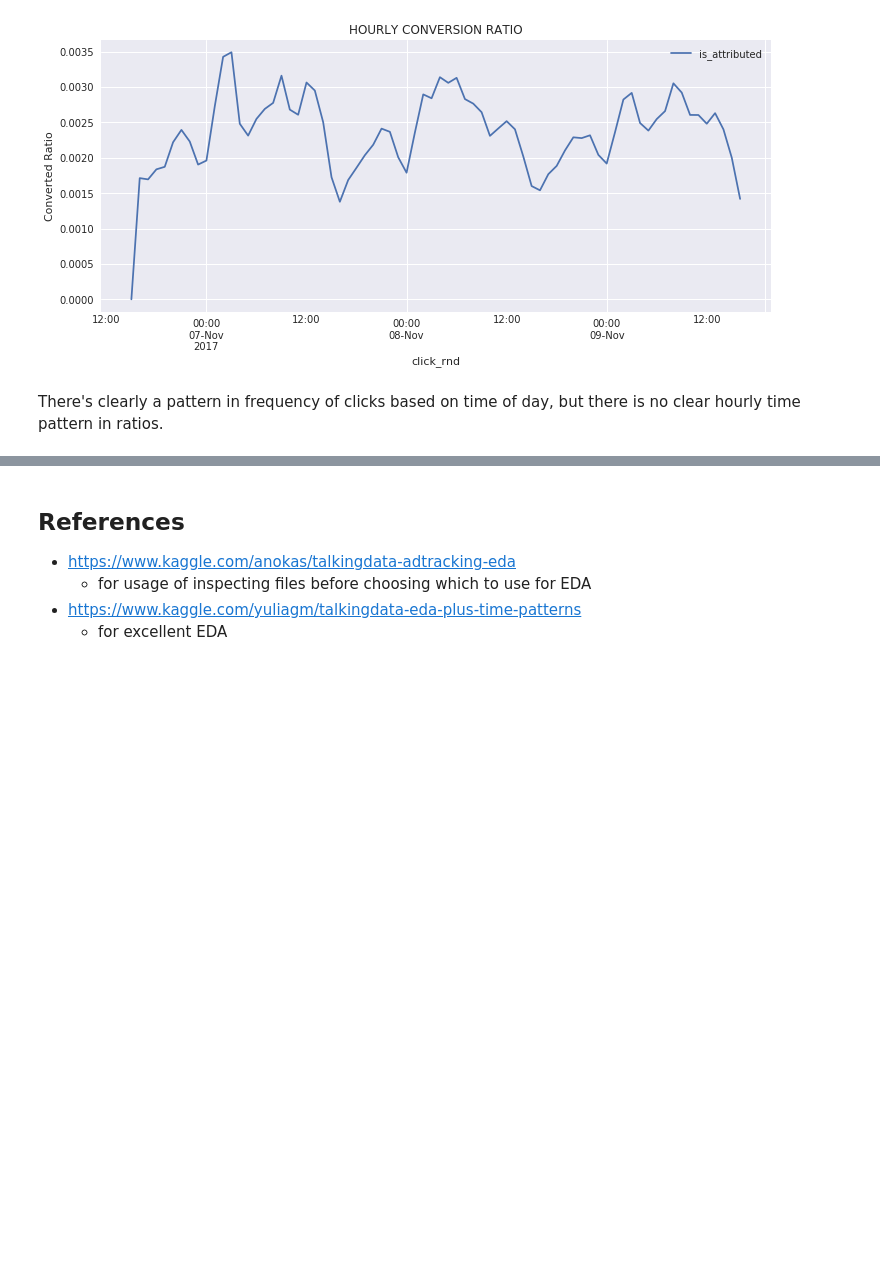
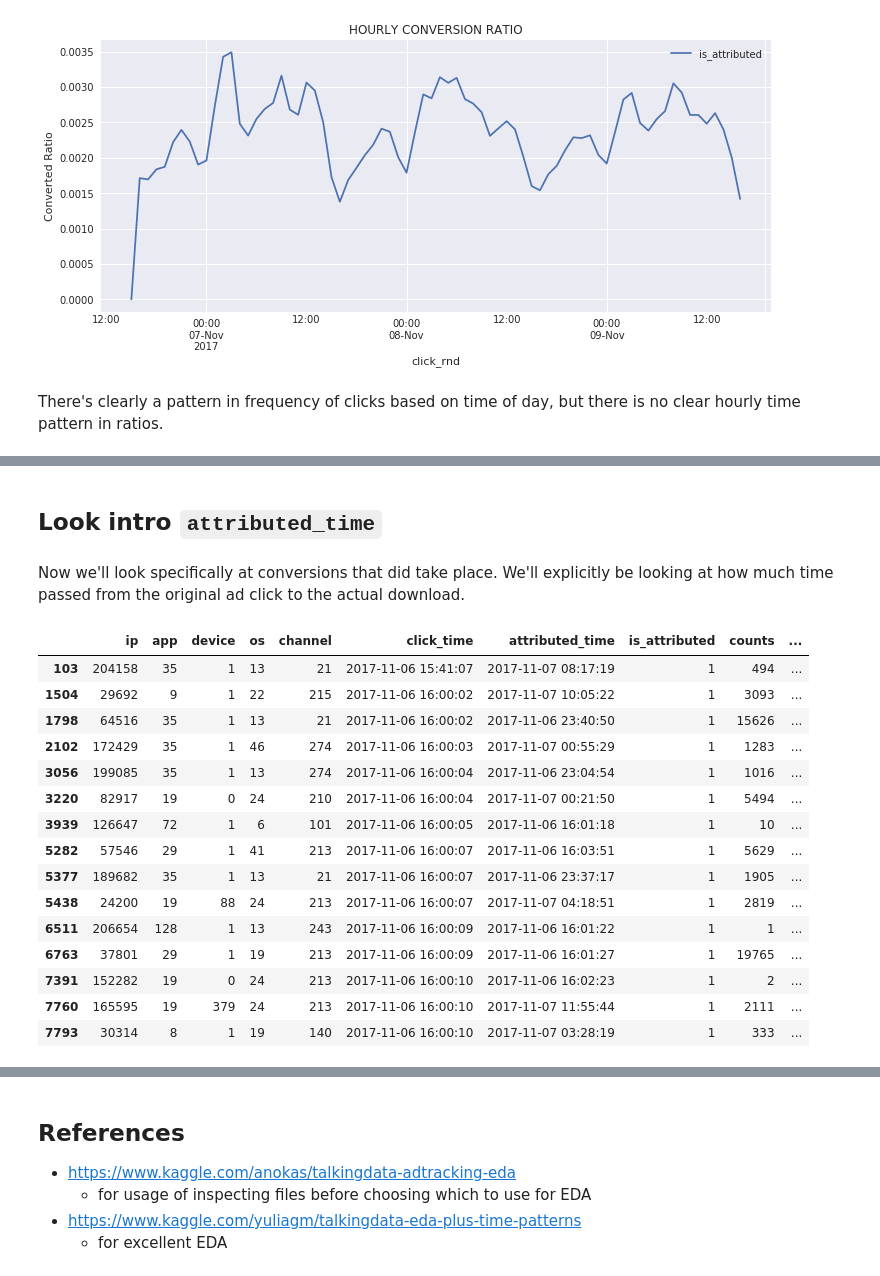
Before and after one commit to GregHilston/kaggle-talking-data-ad-tracking-fraud-detection-challenge, a Jupyter notebook: grehg.ipynb, the cells around one changed output, grey strips where cells are left out. Drawn from its saved outputs; the diff is of its cells as text; code cells hidden in the pictures; blank space fills up the shorter version.

```diff
--- a/grehg.ipynb
+++ b/grehg.ipynb
@@ -422,0 +524,25 @@ There's clearly a pattern in frequency of clicks based on time of day, but there
+# %% [markdown]
+## Look intro `attributed_time`
+# %% [markdown]
+Now we'll look specifically at conversions that did take place. We'll explicitly be looking at how much time passed from the original ad click to the actual download.
+# %%
+train['timePass']= train['attributed_time']-train['click_time']
+#check:
+train[train['is_attributed']==1][:15]
+# %% [output]
+|  | ip | app | device | os | channel | click_time | attributed_time | is_attributed | counts | ... |
+| 103 | 204158 | 35 | 1 | 13 | 21 | 2017-11-06 15:41:07 | 2017-11-07 08:17:19 | 1 | 494 | ... |
+| 1504 | 29692 | 9 | 1 | 22 | 215 | 2017-11-06 16:00:02 | 2017-11-07 10:05:22 | 1 | 3093 | ... |
+| 1798 | 64516 | 35 | 1 | 13 | 21 | 2017-11-06 16:00:02 | 2017-11-06 23:40:50 | 1 | 15626 | ... |
+| 2102 | 172429 | 35 | 1 | 46 | 274 | 2017-11-06 16:00:03 | 2017-11-07 00:55:29 | 1 | 1283 | ... |
+| 3056 | 199085 | 35 | 1 | 13 | 274 | 2017-11-06 16:00:04 | 2017-11-06 23:04:54 | 1 | 1016 | ... |
+| 3220 | 82917 | 19 | 0 | 24 | 210 | 2017-11-06 16:00:04 | 2017-11-07 00:21:50 | 1 | 5494 | ... |
+| 3939 | 126647 | 72 | 1 | 6 | 101 | 2017-11-06 16:00:05 | 2017-11-06 16:01:18 | 1 | 10 | ... |
+| 5282 | 57546 | 29 | 1 | 41 | 213 | 2017-11-06 16:00:07 | 2017-11-06 16:03:51 | 1 | 5629 | ... |
+| 5377 | 189682 | 35 | 1 | 13 | 21 | 2017-11-06 16:00:07 | 2017-11-06 23:37:17 | 1 | 1905 | ... |
+| 5438 | 24200 | 19 | 88 | 24 | 213 | 2017-11-06 16:00:07 | 2017-11-07 04:18:51 | 1 | 2819 | ... |
+| 6511 | 206654 | 128 | 1 | 13 | 243 | 2017-11-06 16:00:09 | 2017-11-06 16:01:22 | 1 | 1 | ... |
+| 6763 | 37801 | 29 | 1 | 19 | 213 | 2017-11-06 16:00:09 | 2017-11-06 16:01:27 | 1 | 19765 | ... |
+| 7391 | 152282 | 19 | 0 | 24 | 213 | 2017-11-06 16:00:10 | 2017-11-06 16:02:23 | 1 | 2 | ... |
+| 7760 | 165595 | 19 | 379 | 24 | 213 | 2017-11-06 16:00:10 | 2017-11-07 11:55:44 | 1 | 2111 | ... |
+| 7793 | 30314 | 8 | 1 | 19 | 140 | 2017-11-06 16:00:10 | 2017-11-07 03:28:19 | 1 | 333 | ... |
```
Also changed, not shown: parts of 14 cells of this notebook.
